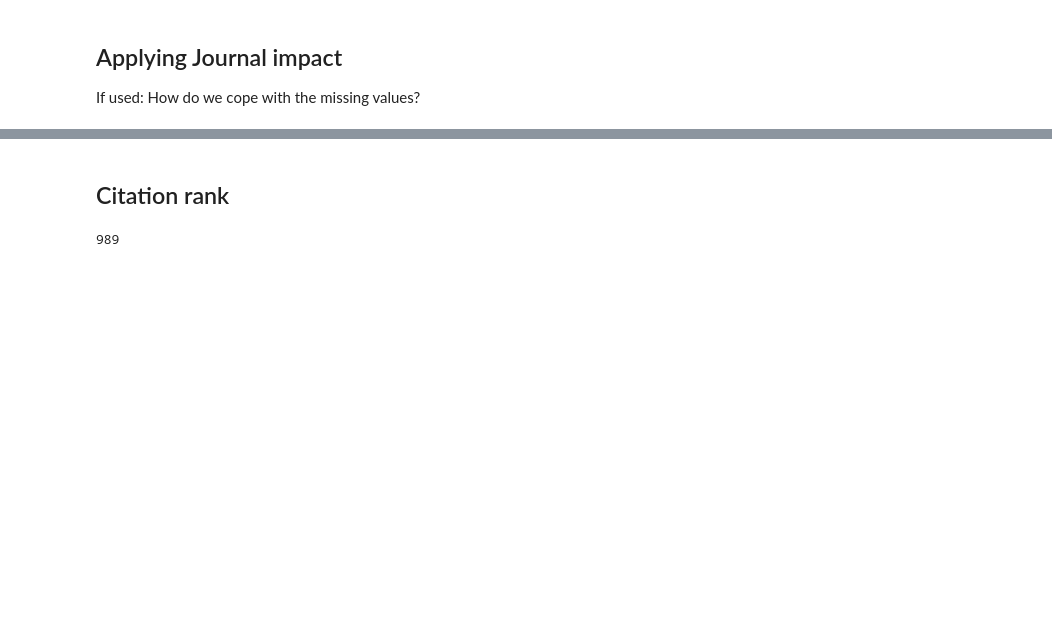
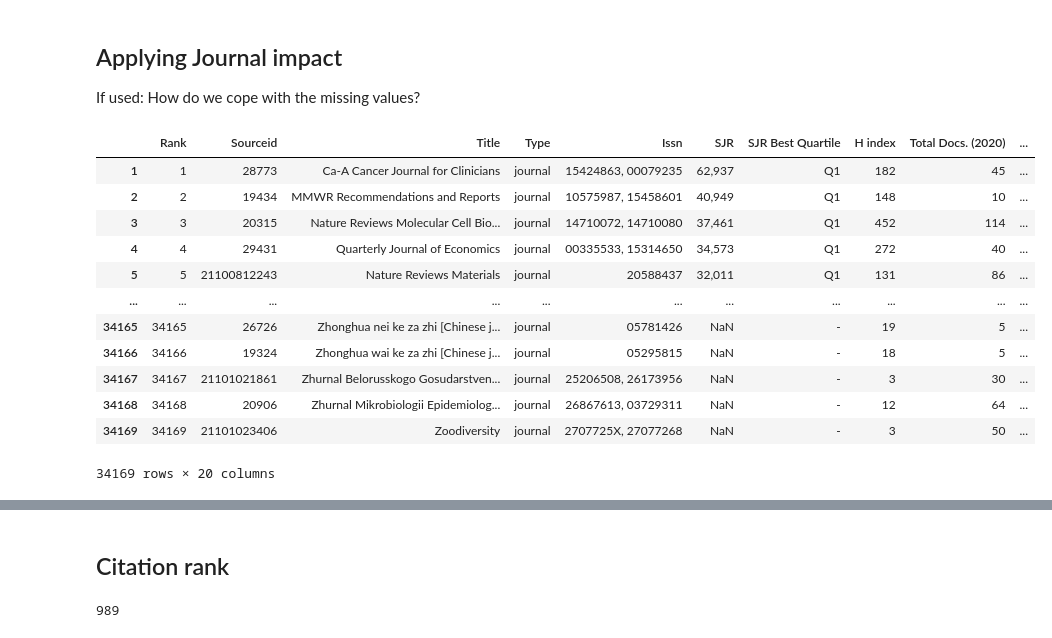
Before and after one commit to nicolasrehbach/WIR-Project, a Jupyter notebook: WIR_project.ipynb, the cells around one changed output, grey strips where cells are left out. Drawn from its saved outputs; the diff is of its cells as text; code cells hidden in the pictures; blank space fills up the shorter version.

Commit message:
added new data/modified journals

```diff
--- a/WIR_project.ipynb
+++ b/WIR_project.ipynb
@@ -380,10 +399,24 @@ results
 
 If used: How do we cope with the missing values?
 # %%
-journal_impact = pd.read_csv('./scimagojr2020.csv', sep = ';', header = None)
-
+journal_impact = pd.read_csv('./data/scimagojr 2020.csv', sep = ';', header = None)
+journal_abbrev = pd.read_csv('./data/wos_abbrev_table.csv', sep = ';', header = None)
 journal_impact=journal_impact.T.set_index(0).T
-
-journal_impact.isna().sum()
-
-journal_impact = journal_impact[['Rank', 'Title', 'SJR', 'H index']]
+journal_abbrev=journal_abbrev.T.set_index(0).T
+journal_abbrev = journal_abbrev[['full', 'abbrev']]
+# %%
+journal_impact
+# %% [output]
+|  | Rank | Sourceid | Title | Type | Issn | SJR | SJR Best Quartile | H index | Total Docs. (2020) | ... |
+| 1 | 1 | 28773 | Ca-A Cancer Journal for Clinicians | journal | 15424863, 00079235 | 62,937 | Q1 | 182 | 45 | ... |
+| 2 | 2 | 19434 | MMWR Recommendations and Reports | journal | 10575987, 15458601 | 40,949 | Q1 | 148 | 10 | ... |
+| 3 | 3 | 20315 | Nature Reviews Molecular Cell Bio... | journal | 14710072, 14710080 | 37,461 | Q1 | 452 | 114 | ... |
+| 4 | 4 | 29431 | Quarterly Journal of Economics | journal | 00335533, 15314650 | 34,573 | Q1 | 272 | 40 | ... |
+| 5 | 5 | 21100812243 | Nature Reviews Materials | journal | 20588437 | 32,011 | Q1 | 131 | 86 | ... |
+| ... | ... | ... | ... | ... | ... | ... | ... | ... | ... | ... |
+| 34165 | 34165 | 26726 | Zhonghua nei ke za zhi [Chinese j... | journal | 05781426 | NaN | - | 19 | 5 | ... |
+| 34166 | 34166 | 19324 | Zhonghua wai ke za zhi [Chinese j... | journal | 05295815 | NaN | - | 18 | 5 | ... |
+| 34167 | 34167 | 21101021861 | Zhurnal Belorusskogo Gosudarstven... | journal | 25206508, 26173956 | NaN | - | 3 | 30 | ... |
+| 34168 | 34168 | 20906 | Zhurnal Mikrobiologii Epidemiolog... | journal | 26867613, 03729311 | NaN | - | 12 | 64 | ... |
+| 34169 | 34169 | 21101023406 | Zoodiversity | journal | 2707725X, 27077268 | NaN | - | 3 | 50 | ... |
+34169 rows × 20 columns
```
Also changed, not shown: parts of 34 cells of this notebook, 3 other files.
